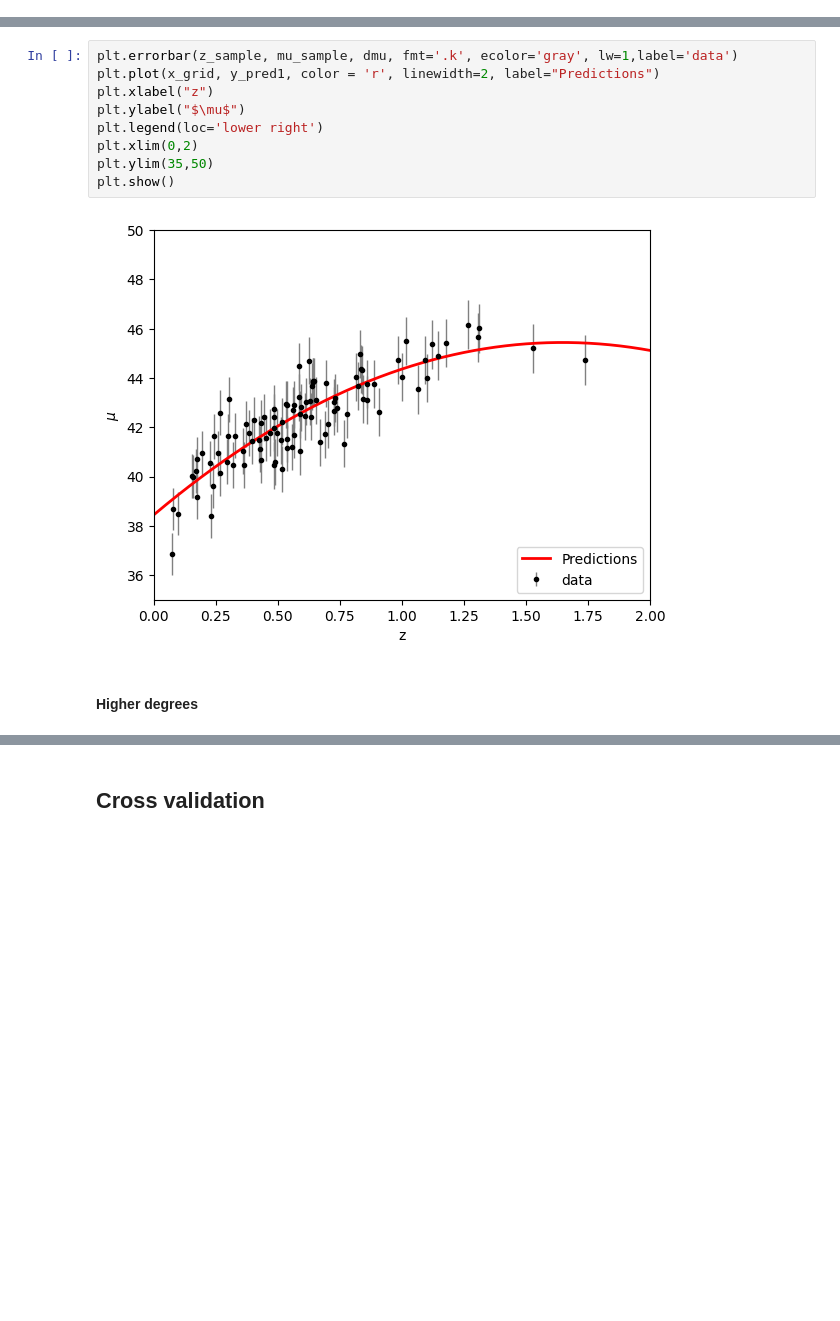
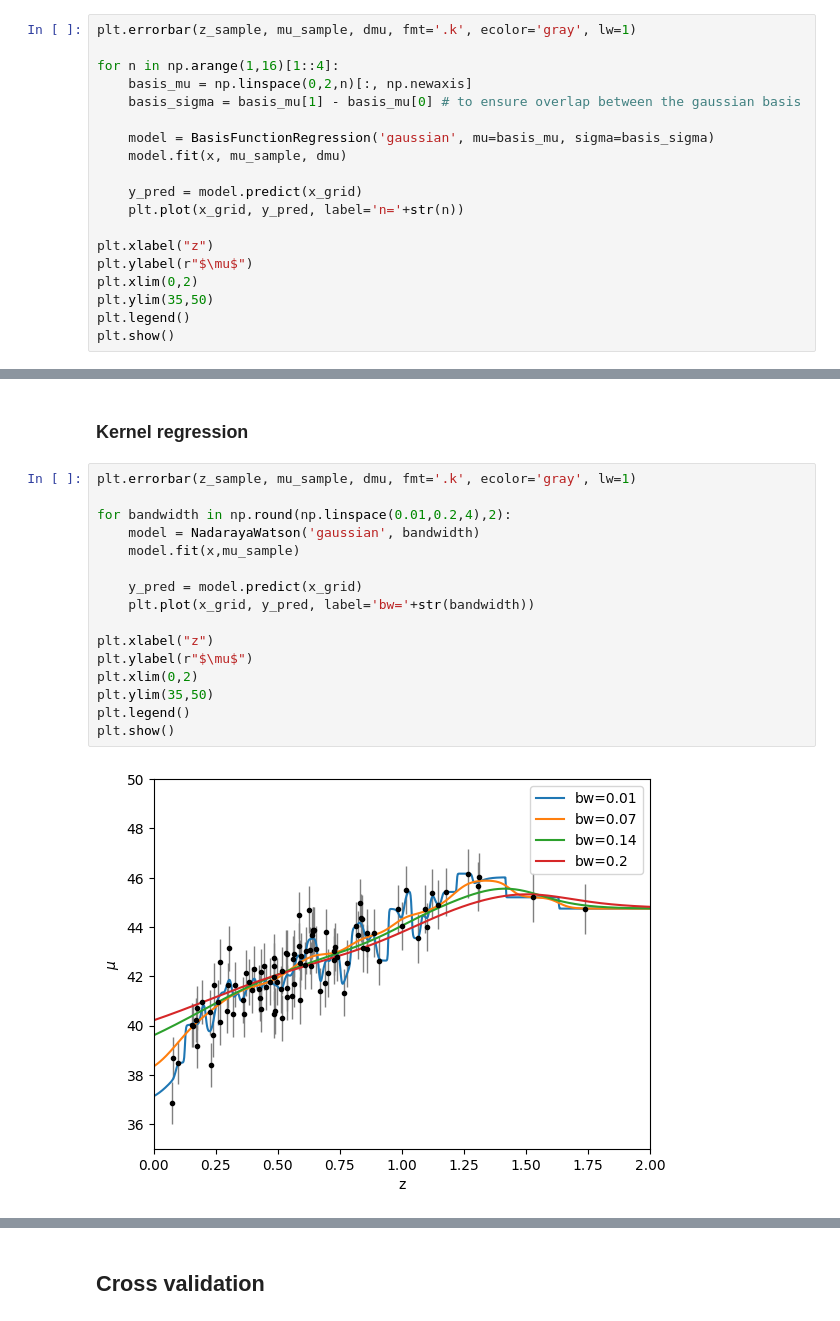
Before and after one commit to GiuliaConti/astrostatistics_bicocca_2024, a Jupyter notebook: working/E15_L17.ipynb, the cells around one changed output, grey strips where cells are left out. Cells and saved outputs as stored; diff of their text form; blank space fills up the shorter version.

```diff
--- a/working/E15_L17.ipynb
+++ b/working/E15_L17.ipynb
@@ -70,0 +79,19 @@ print(model.coef_)
+# %%
+plt.errorbar(z_sample, mu_sample, dmu, fmt='.k', ecolor='gray', lw=1)
+
+for n in np.arange(1,16)[1::4]:
+    basis_mu = np.linspace(0,2,n)[:, np.newaxis]
+    basis_sigma = basis_mu[1] - basis_mu[0] # to ensure overlap between the gaussian basis
+
+    model = BasisFunctionRegression('gaussian', mu=basis_mu, sigma=basis_sigma)
+    model.fit(x, mu_sample, dmu)
+
+    y_pred = model.predict(x_grid)
+    plt.plot(x_grid, y_pred, label='n='+str(n))
+
+plt.xlabel("z")
+plt.ylabel(r"$\mu$")
+plt.xlim(0,2)
+plt.ylim(35,50)
+plt.legend()
+plt.show()
@@ -71,13 +100,20 @@ print(model.coef_)
+# %% [markdown]
+### Kernel regression
 # %%
-plt.errorbar(z_sample, mu_sample, dmu, fmt='.k', ecolor='gray', lw=1,label='data')
-plt.plot(x_grid, y_pred1, color = 'r', linewidth=2, label="Predictions")
+plt.errorbar(z_sample, mu_sample, dmu, fmt='.k', ecolor='gray', lw=1)
+
+for bandwidth in np.round(np.linspace(0.01,0.2,4),2):
+    model = NadarayaWatson('gaussian', bandwidth)
+    model.fit(x,mu_sample)
+
+    y_pred = model.predict(x_grid)
+    plt.plot(x_grid, y_pred, label='bw='+str(bandwidth))
+
 plt.xlabel("z")
-plt.ylabel("$\mu$")
-plt.legend(loc='lower right')
+plt.ylabel(r"$\mu$")
 plt.xlim(0,2)
 plt.ylim(35,50)
+plt.legend()
 plt.show()
 # %% [output]
-[figure, old version]
+[figure, new version]
-# %% [markdown]
-#### Higher degrees
```
Also changed, not shown: parts of 53 cells of this notebook.
